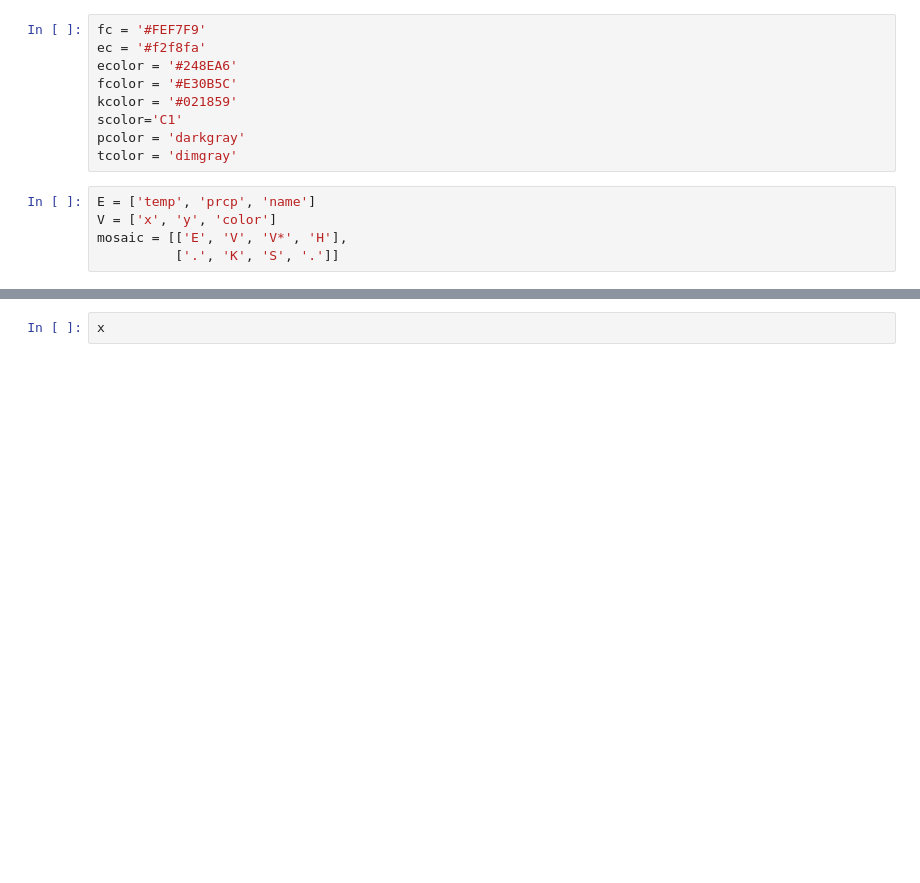
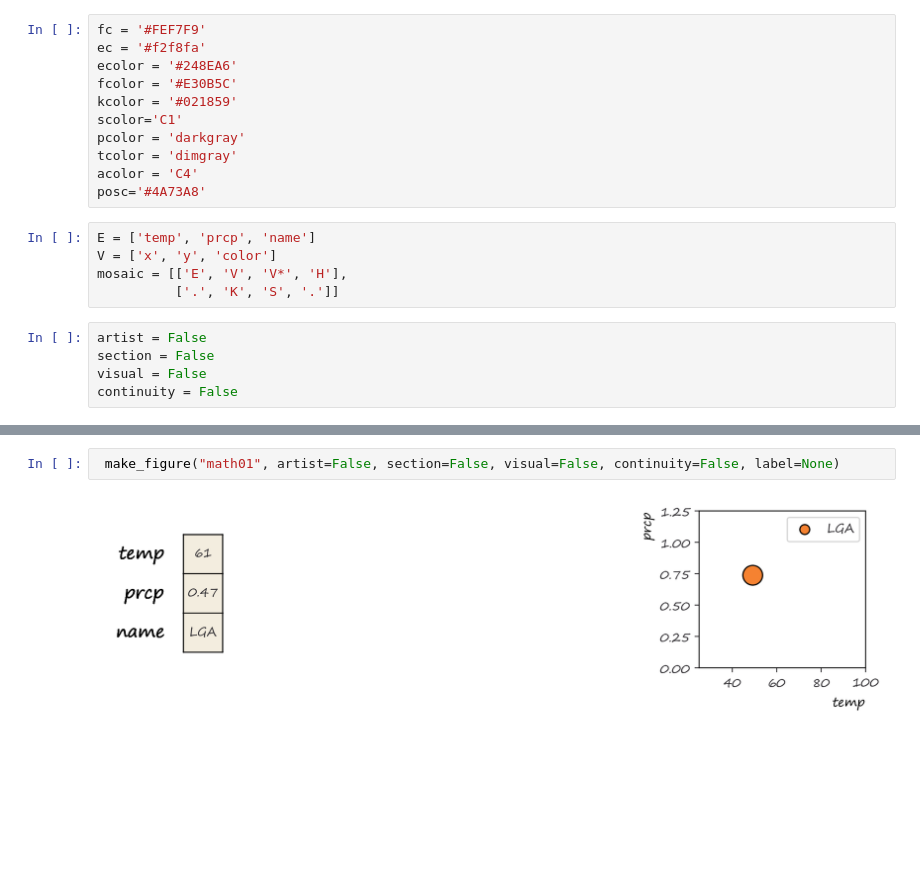
Before and after one commit to story645/proposal, a Jupyter notebook: figures/diagram.ipynb, the cells around one changed output, grey strips where cells are left out. Saved outputs shown, nothing was run; the diff lists cells and outputs as text; blank space fills up the shorter version.

Commit message:
reworked figures

```diff
--- a/figures/diagram.ipynb
+++ b/figures/diagram.ipynb
@@ -24,9 +25,16 @@ kcolor = '#021859'
 scolor='C1'
 pcolor = 'darkgray'
 tcolor = 'dimgray'
+acolor = 'C4'
+posc='#4A73A8'
 # %%
 E = ['temp', 'prcp', 'name']
 V = ['x', 'y', 'color']
 mosaic = [['E', 'V', 'V*', 'H'],
           ['.', 'K', 'S', '.']]
+# %%
+artist = False
+section = False
+visual = False
+continuity = False
 # %%
@@ -85,2 +208,4 @@ plt.show()
-# %%
-x
+# %%
+ make_figure("math01", artist=False, section=False, visual=False, continuity=False, label=None)
+# %% [output]
+[figure, added]
```
Also changed, not shown: parts of 7 cells of this notebook, 4 other files.
